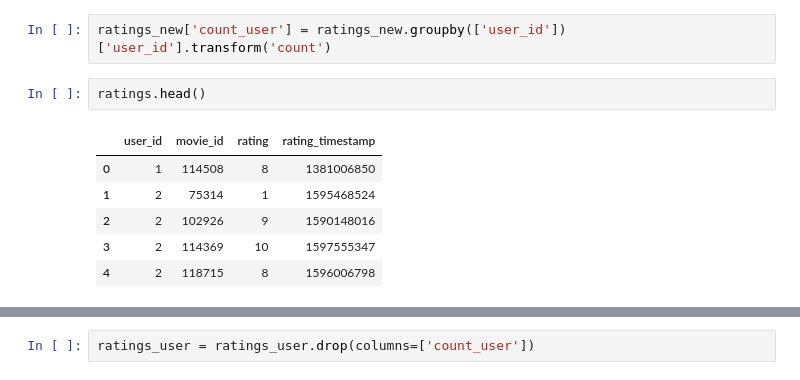
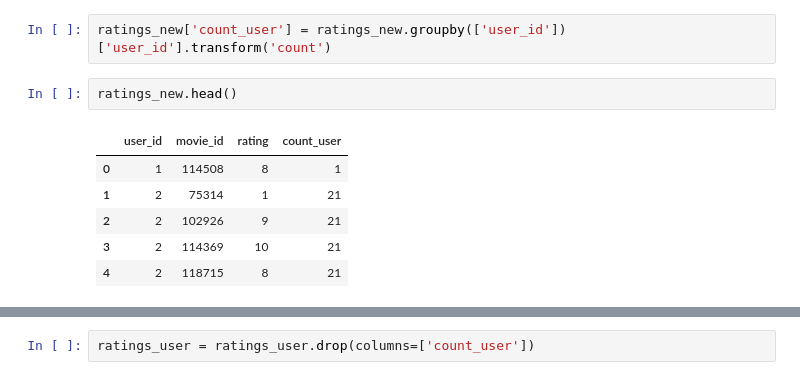
Before and after one commit to alibekU/movies_recommendations, a Jupyter notebook: analysis.ipynb, the cells around one changed output, grey strips where cells are left out. Cells and saved outputs as stored; diff of their text form.

```diff
--- a/analysis.ipynb
+++ b/analysis.ipynb
@@ -91,11 +110,11 @@ ratings_new = ratings.drop(columns=['rating_timestamp'])
 # %%
 ratings_new['count_user'] = ratings_new.groupby(['user_id'])['user_id'].transform('count')
 # %%
-ratings.head()
+ratings_new.head()
 # %% [output]
-|  | user_id | movie_id | rating | rating_timestamp |
-| 0 | 1 | 114508 | 8 | 1381006850 |
-| 1 | 2 | 75314 | 1 | 1595468524 |
-| 2 | 2 | 102926 | 9 | 1590148016 |
-| 3 | 2 | 114369 | 10 | 1597555347 |
-| 4 | 2 | 118715 | 8 | 1596006798 |
+|  | user_id | movie_id | rating | count_user |
+| 0 | 1 | 114508 | 8 | 1 |
+| 1 | 2 | 75314 | 1 | 21 |
+| 2 | 2 | 102926 | 9 | 21 |
+| 3 | 2 | 114369 | 10 | 21 |
+| 4 | 2 | 118715 | 8 | 21 |
```
Also changed, not shown: parts of 42 cells of this notebook, 4 other files.
